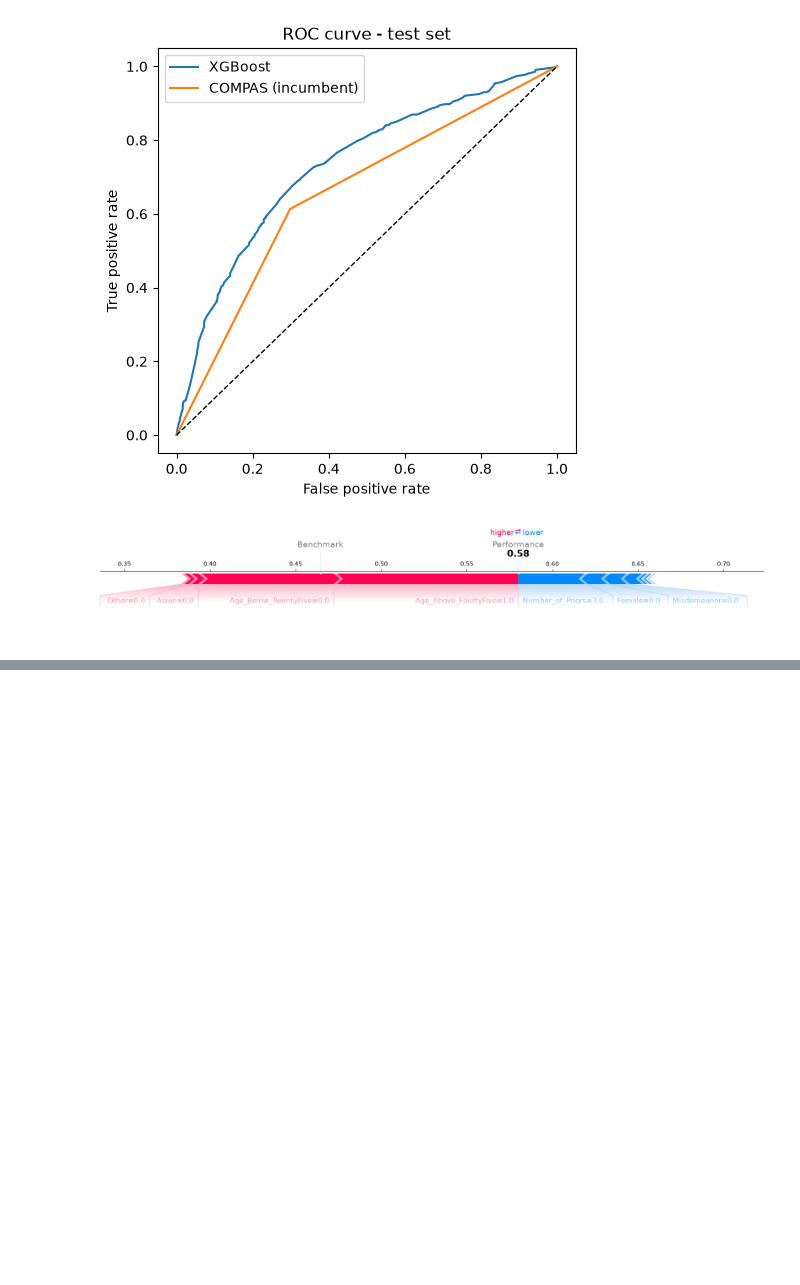
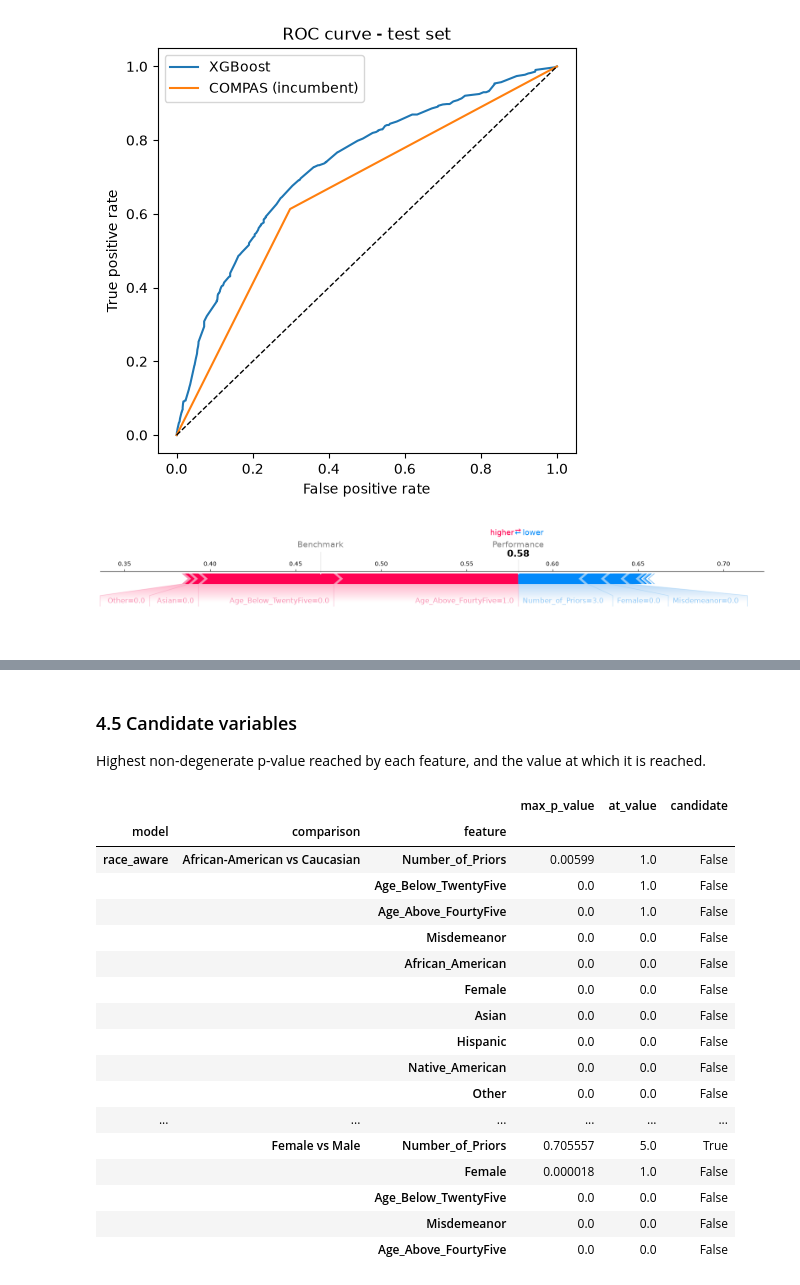
Before and after one commit to MaximeDespreaux/ThinkCarefully, a Jupyter notebook: xgboost/base-model.ipynb, the cells around one changed output, grey strips where cells are left out. Cells and saved outputs as stored; diff of their text form; code cells hidden in the pictures; blank space fills up the shorter version.

```diff
--- a/xgboost/base-model.ipynb
+++ b/xgboost/base-model.ipynb
@@ -109,0 +260,28 @@ viz.force_plot(XPER_values=(phi.to_numpy(), phi_i.to_numpy()),
+# %% [markdown]
+### 4.5 Candidate variables
+
+Highest non-degenerate p-value reached by each feature, and the value at which it is reached.
+# %%
+pd.concat(
+    {key: candidate_variables(curves) for key, curves in fpdp_results.items()},
+    names=["model", "comparison", "feature"],
+)
+# %% [output]
+|  |  |  | max_p_value | at_value | candidate |
+| model | comparison | feature |  |  |  |
+| race_aware | African-American vs Caucasian | Number_of_Priors | 0.00599 | 1.0 | False |
+|  |  | Age_Below_TwentyFive | 0.0 | 1.0 | False |
+|  |  | Age_Above_FourtyFive | 0.0 | 1.0 | False |
+|  |  | Misdemeanor | 0.0 | 0.0 | False |
+|  |  | African_American | 0.0 | 0.0 | False |
+|  |  | Female | 0.0 | 0.0 | False |
+|  |  | Asian | 0.0 | 0.0 | False |
+|  |  | Hispanic | 0.0 | 0.0 | False |
+|  |  | Native_American | 0.0 | 0.0 | False |
+|  |  | Other | 0.0 | 0.0 | False |
+| ... | ... | ... | ... | ... | ... |
+|  | Female vs Male | Number_of_Priors | 0.705557 | 5.0 | True |
+|  |  | Female | 0.000018 | 1.0 | False |
+|  |  | Age_Below_TwentyFive | 0.0 | 0.0 | False |
+|  |  | Misdemeanor | 0.0 | 0.0 | False |
+|  |  | Age_Above_FourtyFive | 0.0 | 0.0 | False |
```
Also changed, not shown: parts of 14 cells of this notebook.
